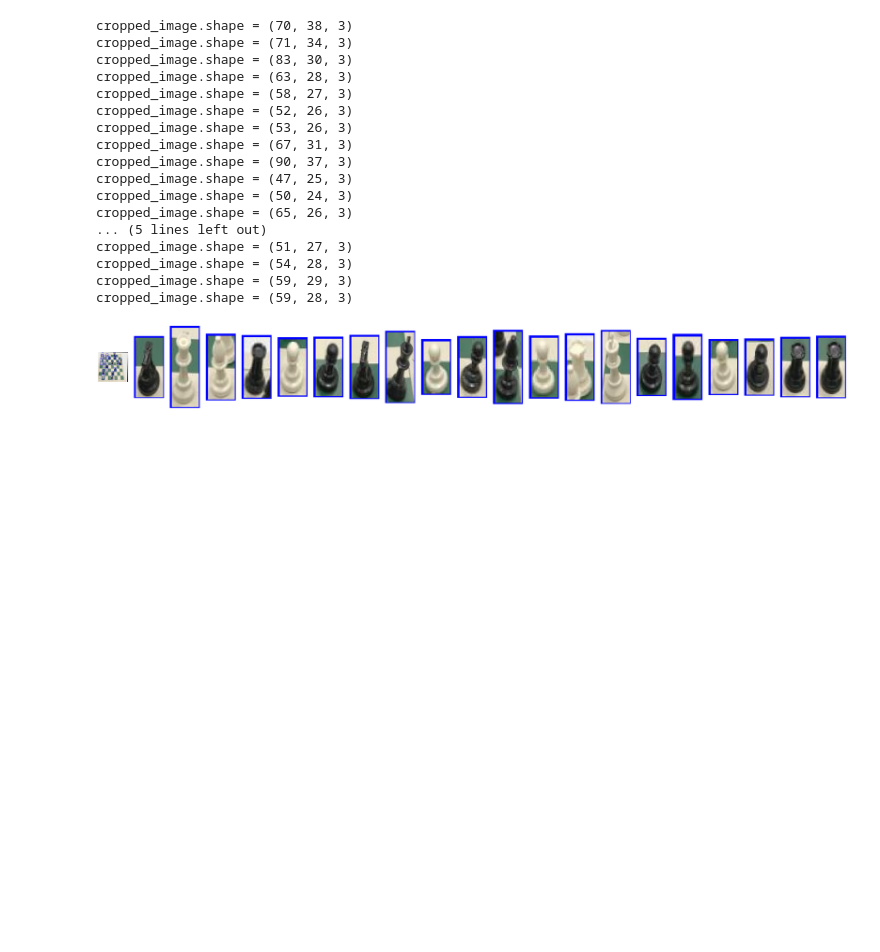
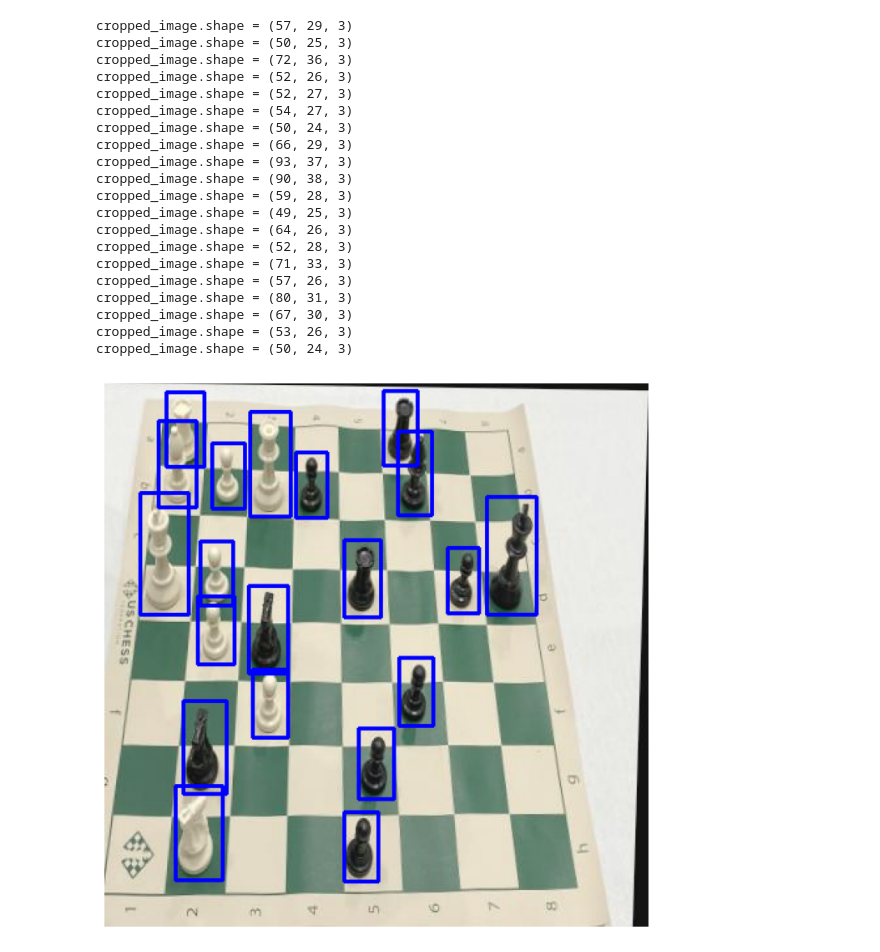
Before and after one commit to ZebZimmer/ChessComputerVisionProject, a Jupyter notebook: YOLOv8.ipynb, the cells around one changed output. Saved outputs shown, nothing was run; the diff lists cells and outputs as text; code cells hidden in the pictures; blank space fills up the shorter version.

```diff
--- a/YOLOv8.ipynb
+++ b/YOLOv8.ipynb
@@ -3,10 +3,10 @@ from ultralytics import YOLO
 import os
 # %%
 # Load the nano model
-model = YOLO('C:/Users/zebzi/Documents/School/Master_Year/CSCI 5525/Project/YOLOv8/10_epochs_result/weights/best.pt')
+model = YOLO('yolov8n.pt')
 # %%
 path_to_data = 'C:/Users/zebzi/Documents/School/Master_Year/CSCI 5525/Project/YOLOv8/'
-epoch = 2
+epoch = 30
 
 results = model.train(
     mode='detect',
@@ -61,53 +100,56 @@ num_boxes = len(a[0].boxes.xywhn)
 image = a[0].orig_img
 copy_image = np.copy(image)
 
-plt.figure(figsize=(48, 24))
+plt.figure(figsize=(200, 100))
 
 for i in range(num_boxes):
     bbox = a[0].boxes[i].xywhn
     img_h, img_w = a[0].orig_shape
 
     x_center, y_center, width, height = bbox[0][0], bbox[0][1], bbox[0][2], bbox[0][3]
 
     x1 = int((x_center - width / 2) * img_w)
     y1 = int((y_center - height / 2) * img_h)
     x2 = int((x_center + width / 2) * img_w)
     y2 = int((y_center + height / 2) * img_h)
 
     cv2.rectangle(image, (x1, y1), (x2, y2), color=(255, 0, 0), thickness=2)
 
     temp_image = np.copy(copy_image)
     cv2.rectangle(temp_image, (x1, y1), (x2, y2), color=(255, 0, 0), thickness=2)
 
-    plt.subplot(1, num_boxes, i + 1)
+    # plt.subplot(1, num_boxes, i + 1)
     cropped_image = temp_image[y1:y2, x1:x2]
     print(f"{cropped_image.shape = }")
-    plt.imshow(cv2.cvtColor(cropped_image, cv2.COLOR_BGR2RGB))
-    plt.axis('off')
+    # plt.imshow(cv2.cvtColor(cropped_image, cv2.COLOR_BGR2RGB))
+    # plt.axis('off')
 
 
 
 plt.subplot(1, num_boxes, 1)
 plt.imshow(cv2.cvtColor(image, cv2.COLOR_BGR2RGB))
 plt.axis('off')
 
 plt.show()
 # %% [output]
-cropped_image.shape = (70, 38, 3)
-cropped_image.shape = (71, 34, 3)
-cropped_image.shape = (83, 30, 3)
-cropped_image.shape = (63, 28, 3)
-cropped_image.shape = (58, 27, 3)
+cropped_image.shape = (57, 29, 3)
+cropped_image.shape = (50, 25, 3)
+cropped_image.shape = (72, 36, 3)
 cropped_image.shape = (52, 26, 3)
+cropped_image.shape = (52, 27, 3)
+cropped_image.shape = (54, 27, 3)
+cropped_image.shape = (50, 24, 3)
+cropped_image.shape = (66, 29, 3)
+cropped_image.shape = (93, 37, 3)
+cropped_image.shape = (90, 38, 3)
+cropped_image.shape = (59, 28, 3)
+cropped_image.shape = (49, 25, 3)
+cropped_image.shape = (64, 26, 3)
+cropped_image.shape = (52, 28, 3)
+cropped_image.shape = (71, 33, 3)
+cropped_image.shape = (57, 26, 3)
+cropped_image.shape = (80, 31, 3)
+cropped_image.shape = (67, 30, 3)
 cropped_image.shape = (53, 26, 3)
-cropped_image.shape = (67, 31, 3)
-cropped_image.shape = (90, 37, 3)
-cropped_image.shape = (47, 25, 3)
 cropped_image.shape = (50, 24, 3)
-cropped_image.shape = (65, 26, 3)
-... (5 lines left out)
-cropped_image.shape = (51, 27, 3)
-cropped_image.shape = (54, 28, 3)
-cropped_image.shape = (59, 29, 3)
-cropped_image.shape = (59, 28, 3)
-[figure, old version]
+[figure, new version]
```
Also changed, not shown: parts of 3 cells of this notebook, 6 other files.
